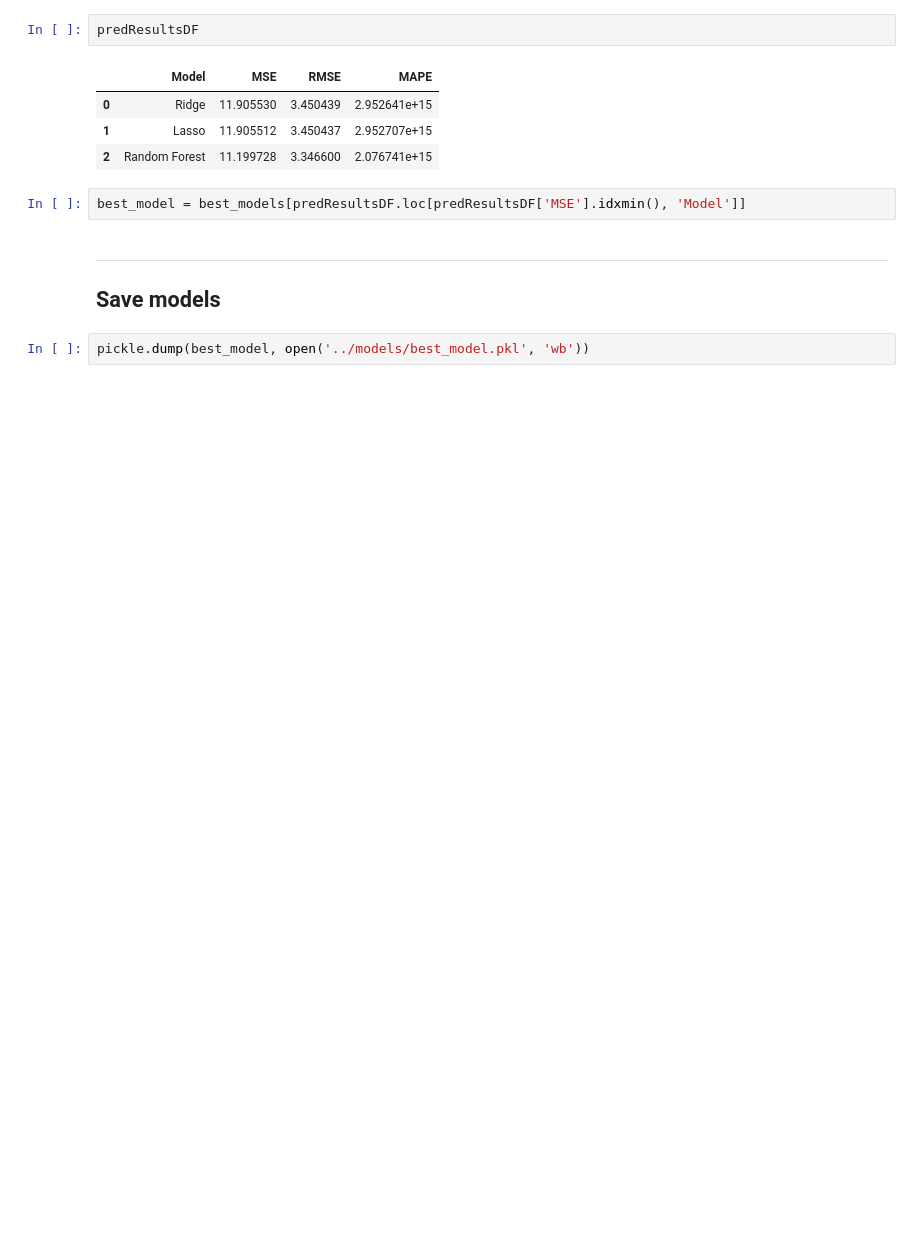
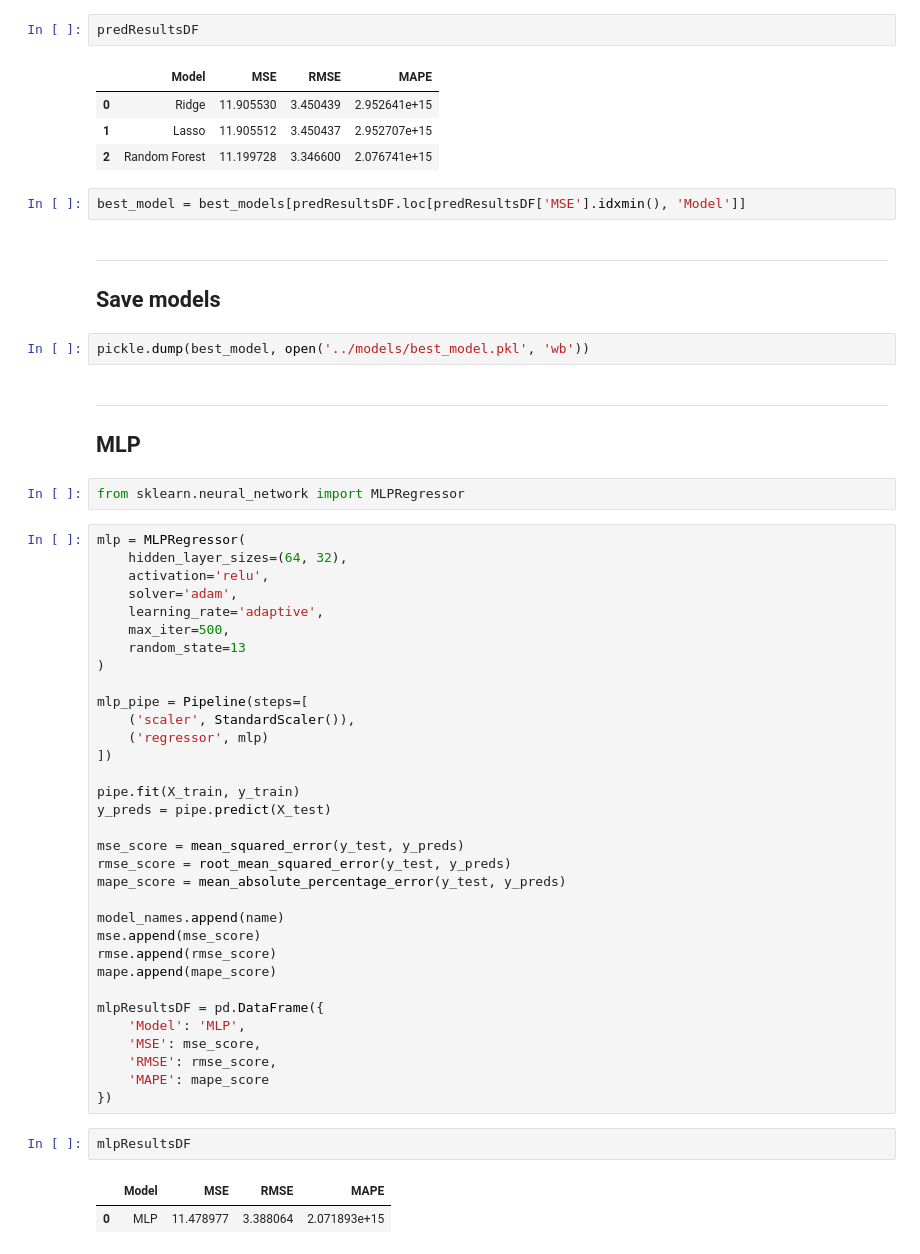
Before and after one commit to mardelmir/Team_Challenge_Deployment, a Jupyter notebook: notebooks/modelling_will.ipynb, the cells around one changed output. Cells and saved outputs as stored; diff of their text form; blank space fills up the shorter version.

```diff
--- a/notebooks/modelling_will.ipynb
+++ b/notebooks/modelling_will.ipynb
@@ -198,3 +205,46 @@ best_model = best_models[predResultsDF.loc[predResultsDF['MSE'].idxmin(), 'Model
 ## Save models
 # %%
 pickle.dump(best_model, open('../models/best_model.pkl', 'wb'))
+# %% [markdown]
+---
+## MLP
+# %%
+from sklearn.neural_network import MLPRegressor
+# %%
+mlp = MLPRegressor(
+    hidden_layer_sizes=(64, 32),
+    activation='relu',
+    solver='adam',
+    learning_rate='adaptive',
+    max_iter=500,
+    random_state=13
+)
+
+mlp_pipe = Pipeline(steps=[
+    ('scaler', StandardScaler()),
+    ('regressor', mlp)
+])
+
+pipe.fit(X_train, y_train)
+y_preds = pipe.predict(X_test)
+
+mse_score = mean_squared_error(y_test, y_preds)
+rmse_score = root_mean_squared_error(y_test, y_preds)
+mape_score = mean_absolute_percentage_error(y_test, y_preds)
+
+model_names.append(name)
+mse.append(mse_score)
+rmse.append(rmse_score)
+mape.append(mape_score)
+
+mlpResultsDF = pd.DataFrame({
+    'Model': 'MLP',
+    'MSE': mse_score,
+    'RMSE': rmse_score,
+    'MAPE': mape_score
+})
+# %%
+mlpResultsDF
+# %% [output]
+|  | Model | MSE | RMSE | MAPE |
+| 0 | MLP | 11.478977 | 3.388064 | 2.071893e+15 |
```
Also changed, not shown: parts of 5 cells of this notebook.
